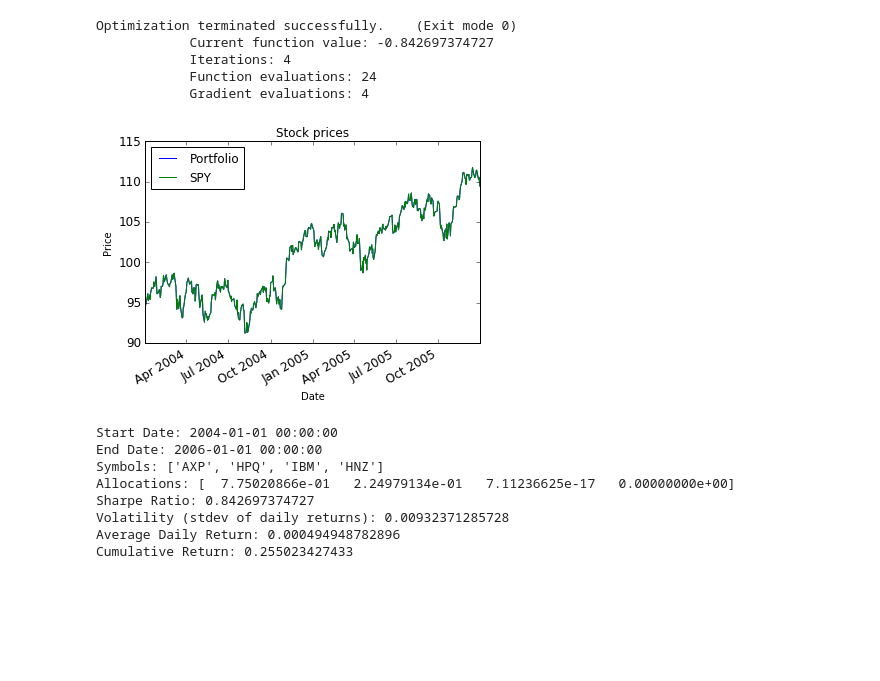
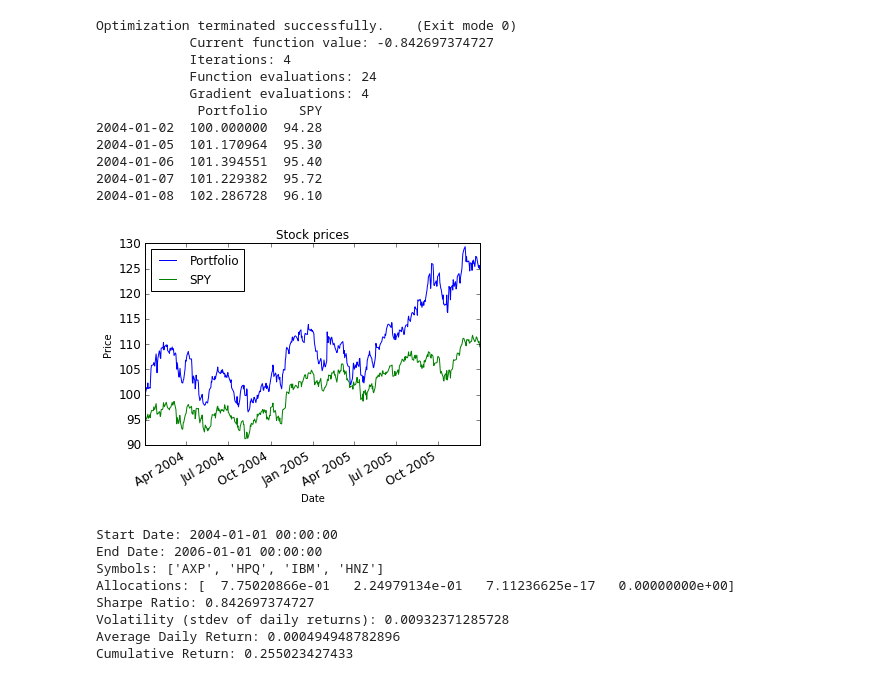
Before and after one commit to unijoy/ML4T_2017Spring, a Jupyter notebook: mc1p2_optimize_portfolio/mc1p2_optimize_portfolio.ipynb, the cells around one changed output. Cells and saved outputs as stored; diff of their text form; code cells hidden in the pictures; blank space fills up the shorter version.

```diff
--- a/mc1p2_optimize_portfolio/mc1p2_optimize_portfolio.ipynb
+++ b/mc1p2_optimize_portfolio/mc1p2_optimize_portfolio.ipynb
@@ -32,8 +32,6 @@ def optimize_portfolio(sd=dt.datetime(2008,1,1), ed=dt.datetime(2009,1,1), \
         for j in range(len(allocs)):
             df.ix[0, j] = allocs[j]
 
-        allocs = np.asarray([0.2, 0.2, 0.3, 0.3, 0.0])
-
         days = prices.shape[0]
         for i in range(1, days):
             df.ix[i, :] = df.ix[i, :] * df.ix[i - 1, :]
@@ -44,7 +42,7 @@ def optimize_portfolio(sd=dt.datetime(2008,1,1), ed=dt.datetime(2009,1,1), \
         cr = df.ix[-1, 'cumm'] - 1
         sddr = df.ix[1:, 'daily'].std()
         adr = df.ix[1:, 'daily'].mean()
-        return cr, adr, sddr, sr
+        return cr, adr, sddr, sr, df['cumm']*100
 
     def get_negative_sharpe(allocs,prices ):
         import math
@@ -84,14 +82,15 @@ def optimize_portfolio(sd=dt.datetime(2008,1,1), ed=dt.datetime(2009,1,1), \
     prices = prices_all[syms]  # only portfolio symbols
     prices_SPY = prices_all['SPY']  # only SPY, for comparison later
     allocs = min_sharpe(syms,prices,get_negative_sharpe)
-    cr, adr, sddr, sr = assess_portfolio(sd = sd, ed = ed,syms = syms, allocs = allocs)
+    cr, adr, sddr, sr ,df_cumm= assess_portfolio(sd = sd, ed = ed,syms = syms, allocs = allocs)
 
     # Get daily portfolio value
-    port_val = prices_SPY # add code here to compute daily portfolio values
+    port_val = df_cumm # add code here to compute daily portfolio values
 
     # Compare daily portfolio value with SPY using a normalized plot
     if gen_plot:
         df_temp = pd.concat([port_val, prices_SPY], keys=['Portfolio', 'SPY'], axis=1)
+        print df_temp.head()
         ax = df_temp.plot(title="Stock prices", fontsize=12)
         ax.set_xlabel("Date")
         ax.set_ylabel("Price")
@@ -113,34 +112,40 @@ def test_code():
     Optimal allocations: [  7.75113042e-01   2.24886958e-01  -1.18394877e-16  -7.75204553e-17]
     Sharpe Ratio: 0.842697383626
     Volatility (stdev of daily returns): 0.0093236393828
     Average Daily Return: 0.000494944887734
     Cumulative Return: 0.255021425162
     '''
 
     # Assess the portfolio
     allocations, cr, adr, sddr, sr = optimize_portfolio(sd = start_date, ed = end_date,\
         syms = symbols, \
         gen_plot = True)
 
     # Print statistics
     print "Start Date:", start_date
     print "End Date:", end_date
     print "Symbols:", symbols
     print "Allocations:", allocations
     print "Sharpe Ratio:", sr
     print "Volatility (stdev of daily returns):", sddr
     print "Average Daily Return:", adr
     print "Cumulative Return:", cr
 
 if __name__ == "__main__":
     test_code()
 # %% [output]
 Optimization terminated successfully.    (Exit mode 0)
             Current function value: -0.842697374727
             Iterations: 4
             Function evaluations: 24
             Gradient evaluations: 4
+             Portfolio    SPY
+2004-01-02  100.000000  94.28
+2004-01-05  101.170964  95.30
+2004-01-06  101.394551  95.40
+2004-01-07  101.229382  95.72
+2004-01-08  102.286728  96.10
-[figure, old version]
+[figure, new version]
 Start Date: 2004-01-01 00:00:00
 End Date: 2006-01-01 00:00:00
 Symbols: ['AXP', 'HPQ', 'IBM', 'HNZ']
```
Also changed, not shown: 2 other files.
